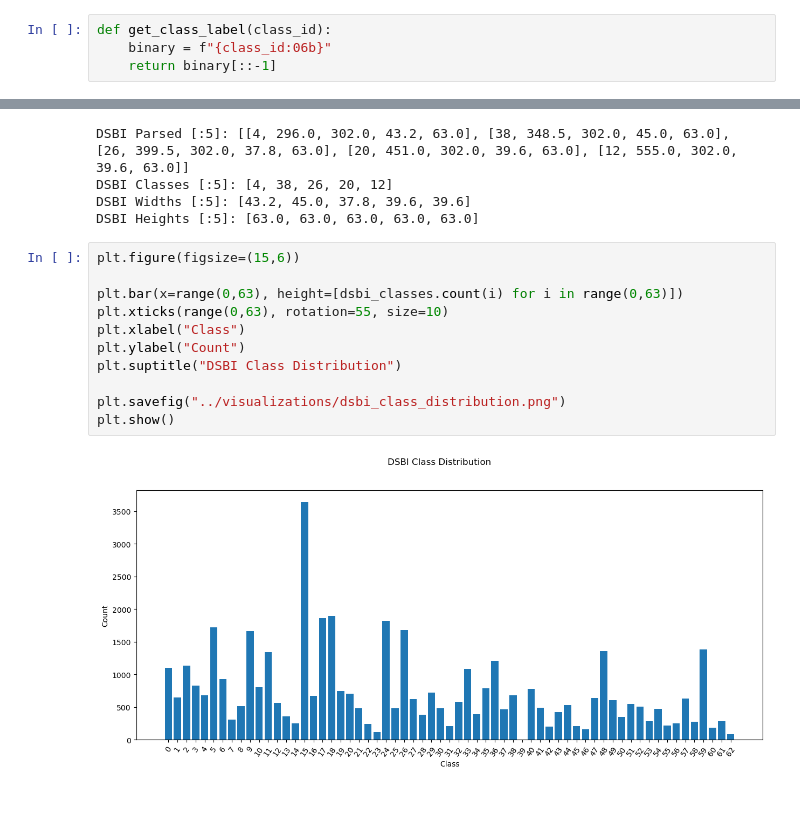
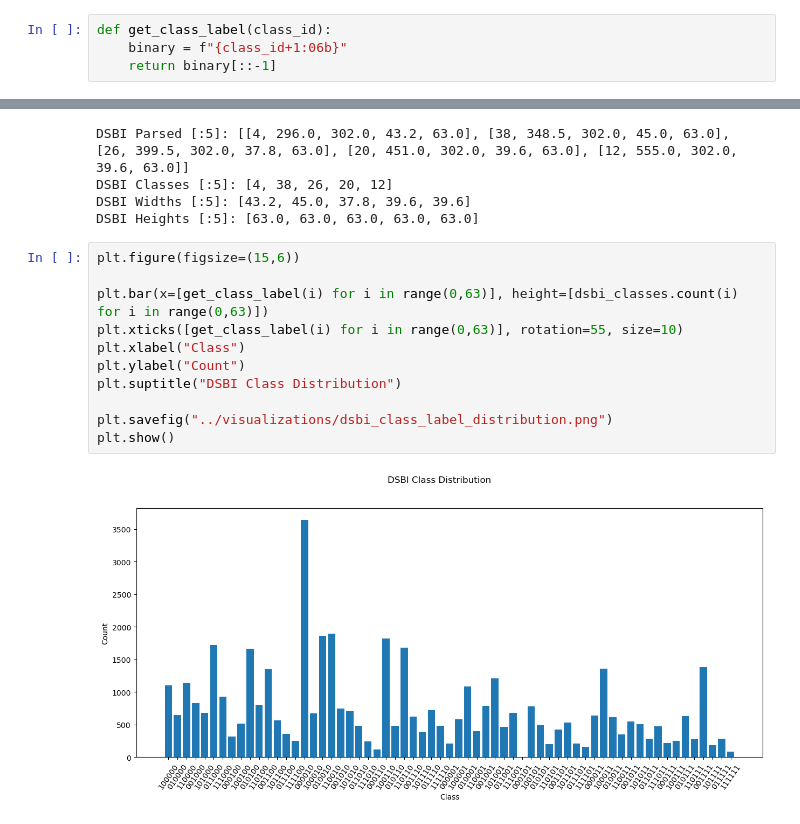
Before and after one commit to supremekhadka/braill2, a Jupyter notebook: notebooks/distributions.ipynb, the cells around one changed output, grey strips where cells are left out. Drawn from its saved outputs; the diff is of its cells as text.

```diff
--- a/notebooks/distributions.ipynb
+++ b/notebooks/distributions.ipynb
@@ -5,5 +5,5 @@ import pandas as pd
 import seaborn as sns
 # %%
 def get_class_label(class_id):
-    binary = f"{class_id:06b}"
+    binary = f"{class_id+1:06b}"
     return binary[::-1]
@@ -230,13 +228,13 @@ DSBI Heights [:5]: [63.0, 63.0, 63.0, 63.0, 63.0]
 # %%
 plt.figure(figsize=(15,6))
 
-plt.bar(x=range(0,63), height=[dsbi_classes.count(i) for i in range(0,63)])
-plt.xticks(range(0,63), rotation=55, size=10)
+plt.bar(x=[get_class_label(i) for i in range(0,63)], height=[dsbi_classes.count(i) for i in range(0,63)])
+plt.xticks([get_class_label(i) for i in range(0,63)], rotation=55, size=10)
 plt.xlabel("Class")
 plt.ylabel("Count")
 plt.suptitle("DSBI Class Distribution")
 
-plt.savefig("../visualizations/dsbi_class_distribution.png")
+plt.savefig("../visualizations/dsbi_class_label_distribution.png")
 plt.show()
 # %% [output]
-[figure, old version]
+[figure, new version]
```
Also changed, not shown: parts of 3 cells of this notebook, 2 other files.
